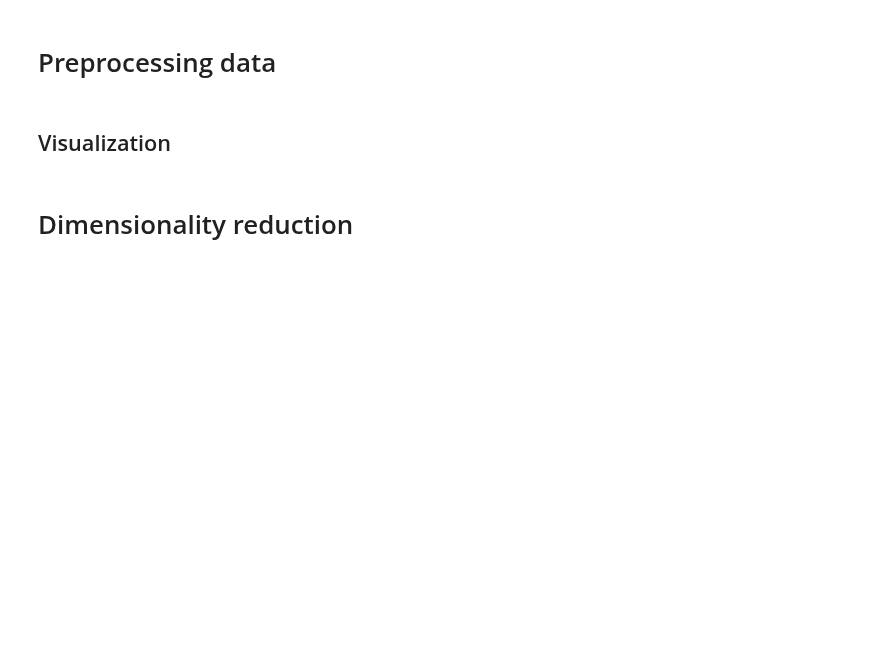
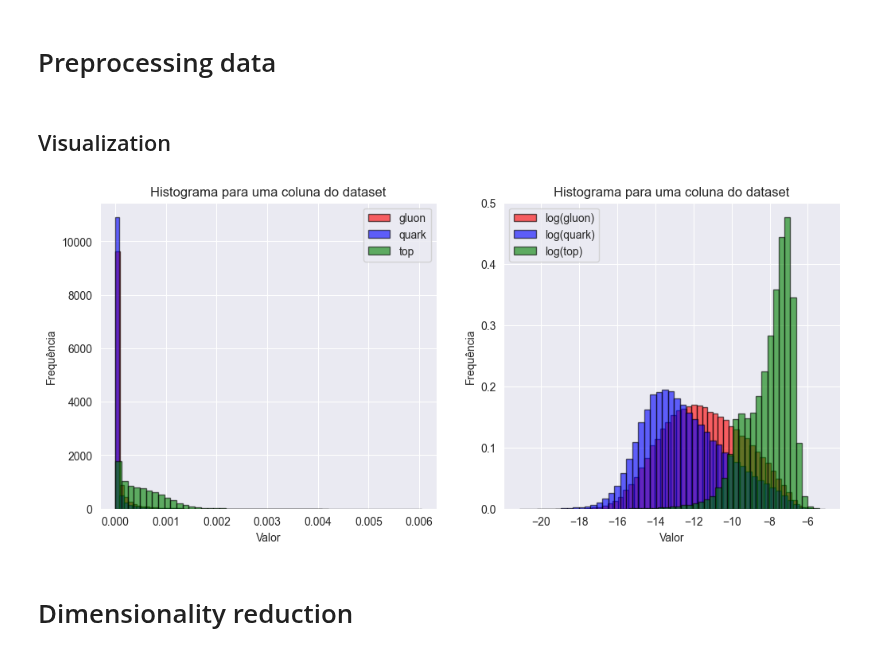
Before and after one commit to mathmartines/JetTagging, a Jupyter notebook: ML/EFPs/DiscriminantAnalysis/Bruno-EFPs-discriminant_analysis.ipynb, the cells around one changed output. Saved outputs shown, nothing was run; the diff lists cells and outputs as text; code cells hidden in the pictures; blank space fills up the shorter version.

```diff
--- a/ML/EFPs/DiscriminantAnalysis/Bruno-EFPs-discriminant_analysis.ipynb
+++ b/ML/EFPs/DiscriminantAnalysis/Bruno-EFPs-discriminant_analysis.ipynb
@@ -11,35 +11,50 @@ from sklearn.decomposition import PCA
 # %% [markdown]
 ## Visualization
 # %%
-# # carregando base de dados de treinamento
-# EFPg_train = np.load("../../../Data/DataJetTagging/Trainning/g_jets_efps_d5_primed.npy")
-# EFPq_train = np.load("../../../Data/DataJetTagging/Trainning/q_jets_efps_d5_primed.npy")
-# EFPt_train = np.load("../../../Data/DataJetTagging/Trainning/t_jets_efps_d5_primed.npy")
+# carregando base de dados de treinamento
+EFPg_train = np.load("../../../Data/DataJetTagging/Trainning/g_jets_efps_d5_primed.npy")
+EFPq_train = np.load("../../../Data/DataJetTagging/Trainning/q_jets_efps_d5_primed.npy")
+EFPt_train = np.load("../../../Data/DataJetTagging/Trainning/t_jets_efps_d5_primed.npy")
 # %%
-# dataset = EFPg_train # escolhendo o conjunto de dados que vamos visualizar
-# column_index = 40 # escolhendo o índice da coluna
+column_index = 40 # escolhendo o índice da coluna
 # %%
-# data = dataset[:, column_index] # valores da coluna
-# data_log = np.log(data) # logarithmic-scaling
-#
-# nbins = 50 # número de bins no histograma
-#
-# fig, axes = plt.subplots(1, 2, figsize=(15, 5), gridspec_kw={'width_ratios': [1, 1]})
-# fig.subplots_adjust(wspace=0.3)
-#
-# # histograma - sem normalizar
-# axes[0].hist(data, bins=nbins, density=True, alpha=0.6, color='g', edgecolor='black')
-# axes[0].set_ylabel("Frequency")
-# axes[0].set_xlabel("Value")
-# axes[0].set_title(f'Histogram for Column {column_index} of the dataset')
-#
-# # histograma - normalizando
-# axes[1].hist(data_log, bins=nbins, density=True, alpha=0.6, color='g', edgecolor='black')
-# axes[1].set_ylabel("Frequency")
-# axes[1].set_xlabel("Value")
-# axes[1].set_title(f'Histogram for log(Column {column_index}) of the dataset')
-#
-# plt.show()
+data_g = EFPg_train[:, column_index] # valores da coluna
+data_log_g = np.log(data_g) # logarithmic-scaling
+
+data_q = EFPq_train[:, column_index] # valores da coluna
+data_log_q = np.log(data_q) # logarithmic-scaling
+
+data_t = EFPt_train[:, column_index] # valores da coluna
+data_log_t = np.log(data_t) # logarithmic-scaling
+
+nbins = 50 # número de bins no histograma
+
+fig, axes = plt.subplots(1, 2, figsize=(12, 5), gridspec_kw={'width_ratios': [1, 1]})
+fig.subplots_adjust(wspace=0.2)
+
+# histograma - sem normalizar
+axes[0].hist(data_g, bins=nbins, density=True, alpha=0.6, color='r', edgecolor='black', label='gluon')
+axes[0].hist(data_q, bins=nbins, density=True, alpha=0.6, color='b', edgecolor='black', label='quark')
+axes[0].hist(data_t, bins=nbins, density=True, alpha=0.6, color='g', edgecolor='black', label='top')
+axes[0].set_ylabel("Frequência")
+axes[0].set_xlabel("Valor")
+axes[0].set_title(f'Histograma para uma coluna do dataset')
+axes[0].legend()
+
+# histograma - normalizando
+axes[1].hist(data_log_g, bins=nbins, density=True, alpha=0.6, color='r', edgecolor='black', label='log(gluon)')
+axes[1].hist(data_log_q, bins=nbins, density=True, alpha=0.6, color='b', edgecolor='black', label='log(quark)')
+axes[1].hist(data_log_t, bins=nbins, density=True, alpha=0.6, color='g', edgecolor='black', label='log(top)')
+axes[1].set_ylabel("Frequência")
+axes[1].set_xlabel("Valor")
+axes[1].set_title(f'Histograma para uma coluna do dataset')
+axes[1].legend()
+
+plt.savefig('histograms.png', dpi=300)  # Save as PNG with high resolution
+
+plt.show()
+# %% [output]
+[figure, added]
 # %% [markdown]
 # Dimensionality reduction
 # %%
```
Also changed, not shown: parts of 1 cell of this notebook, 1 other file.
